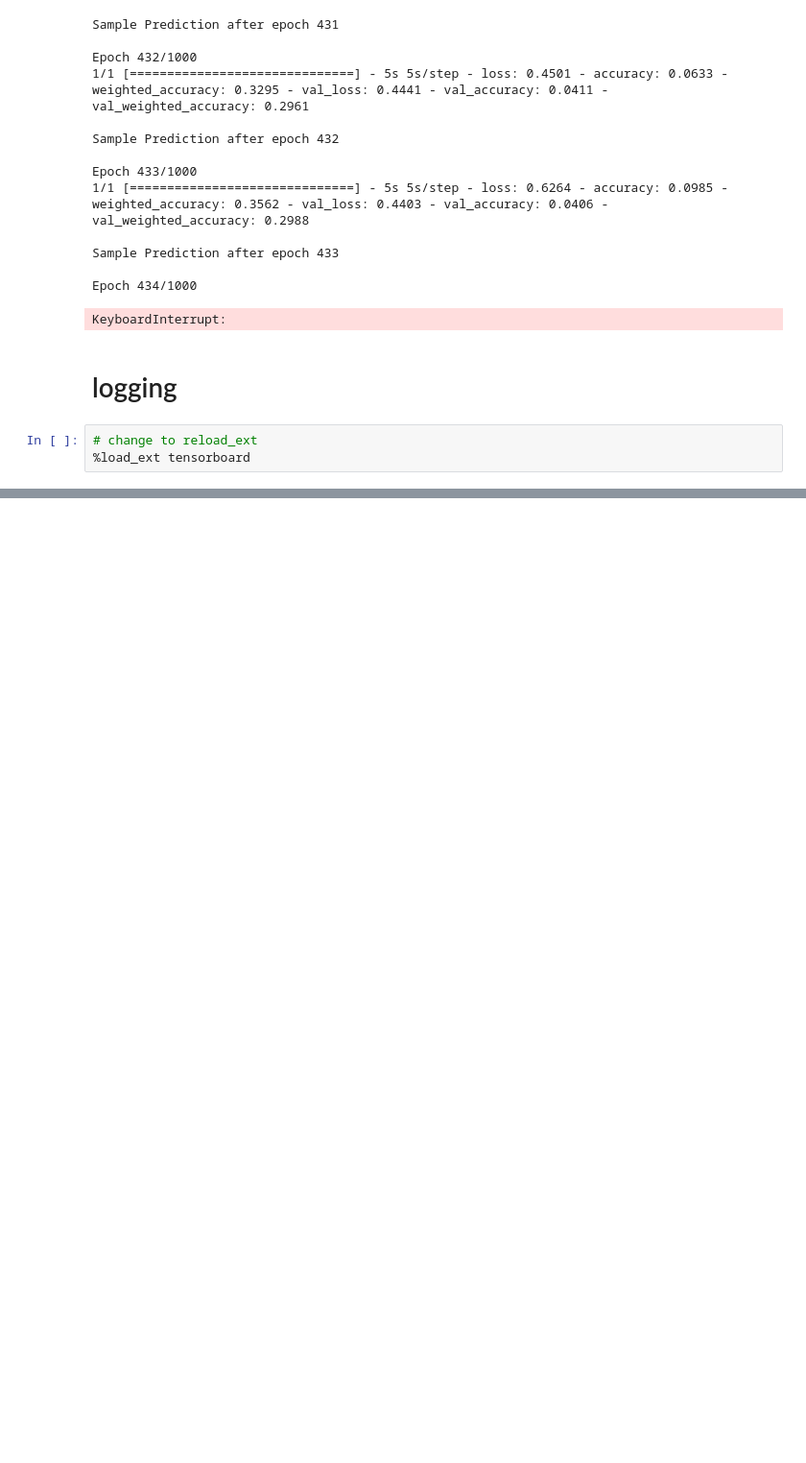
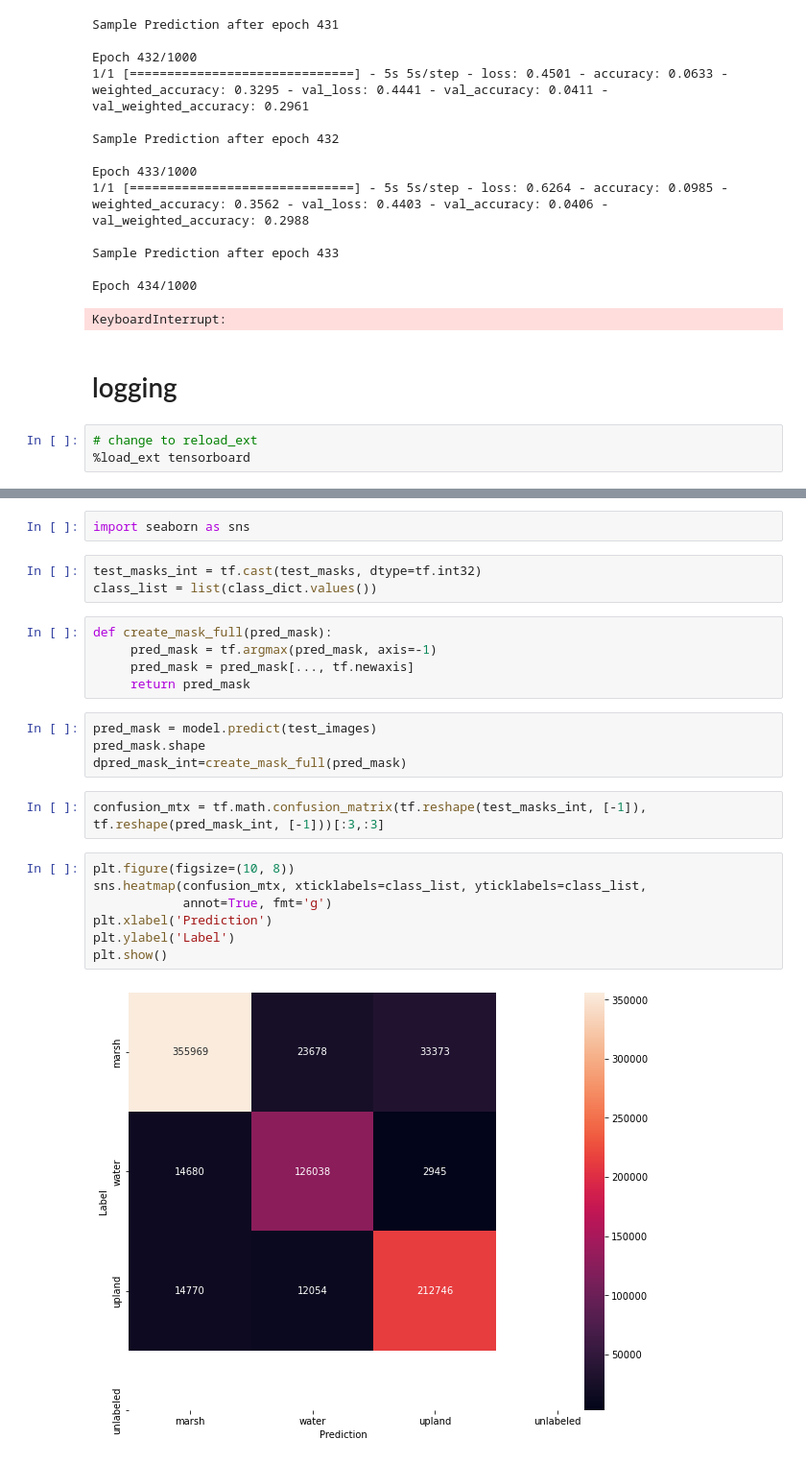
Before and after one commit to colefranks/MarshBoundaries, a Jupyter notebook: MarshBoundariesTrain.ipynb, the cells around one changed output, grey strips where cells are left out. Shown at 96% size. Drawn from its saved outputs; the diff is of its cells as text; blank space fills up the shorter version.

```diff
--- a/MarshBoundariesTrain.ipynb
+++ b/MarshBoundariesTrain.ipynb
@@ -411,0 +414,25 @@ KeyboardInterrupt:
+# %%
+import seaborn as sns
+# %%
+test_masks_int = tf.cast(test_masks, dtype=tf.int32)
+class_list = list(class_dict.values())
+# %%
+def create_mask_full(pred_mask):
+     pred_mask = tf.argmax(pred_mask, axis=-1)
+     pred_mask = pred_mask[..., tf.newaxis]
+     return pred_mask
+# %%
+pred_mask = model.predict(test_images)
+pred_mask.shape
+dpred_mask_int=create_mask_full(pred_mask)
+# %%
+confusion_mtx = tf.math.confusion_matrix(tf.reshape(test_masks_int, [-1]), tf.reshape(pred_mask_int, [-1]))[:3,:3]
+# %%
+plt.figure(figsize=(10, 8))
+sns.heatmap(confusion_mtx, xticklabels=class_list, yticklabels=class_list,
+            annot=True, fmt='g')
+plt.xlabel('Prediction')
+plt.ylabel('Label')
+plt.show()
+# %% [output]
+[figure, added]
```
Also changed, not shown: parts of 5 cells of this notebook, 4 other files.
